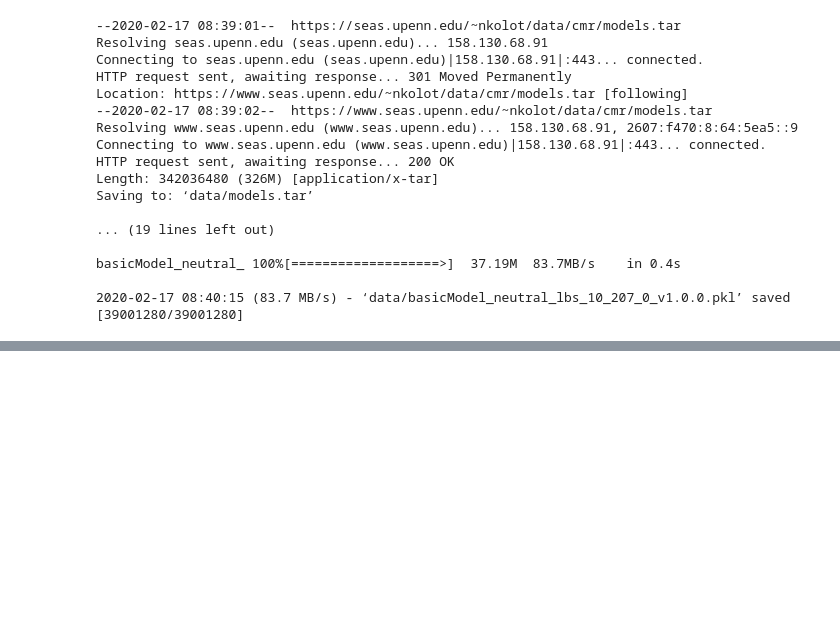
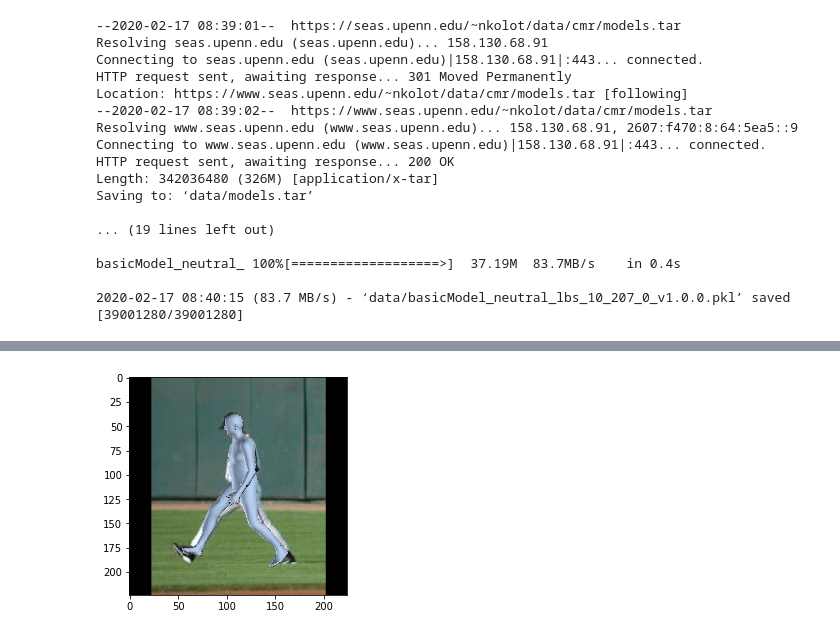
Before and after one commit to syenpark/GraphCMR, a Jupyter notebook: Termianl.ipynb, the cells around one changed output, grey strips where cells are left out. Cells and saved outputs as stored; diff of their text form; code cells hidden in the pictures; blank space fills up the shorter version.

```diff
--- a/Termianl.ipynb
+++ b/Termianl.ipynb
@@ -98,0 +120,6 @@ basicModel_neutral_ 100%[===================>]  37.19M  83.7MB/s    in 0.4s
+# %%
+img = mpimg.imread('examples/im1010_smpl.png')
+imgplot = plt.imshow(img)
+plt.show()
+# %% [output]
+[figure, added]
```
Also changed, not shown: parts of 4 cells of this notebook, 4 other files.
